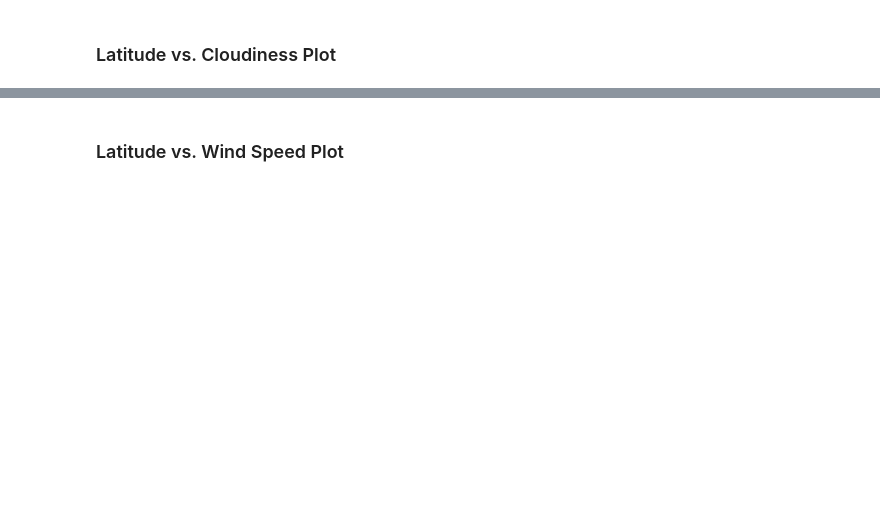
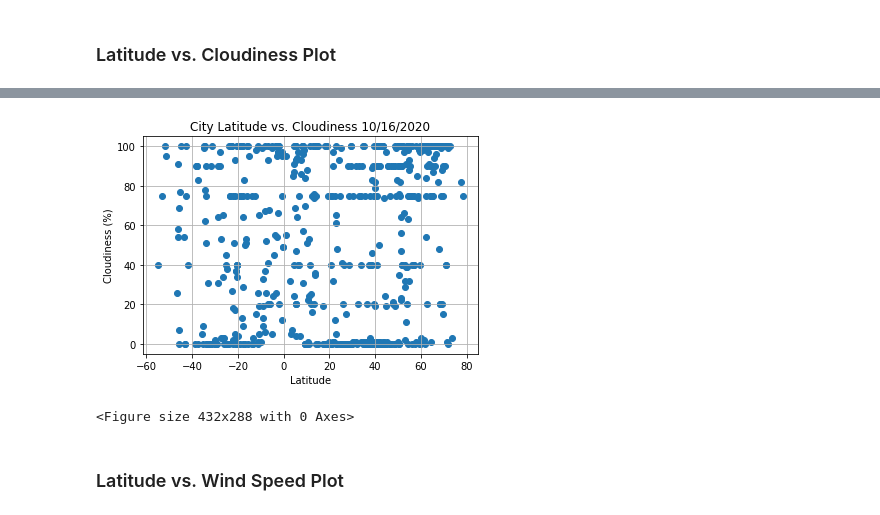
Before and after one commit to Ssimoes48/Python_API, a Jupyter notebook: WeatherPy/WeatherPyStarter.ipynb, the cells around one changed output, grey strips where cells are left out. Cells and saved outputs as stored; diff of their text form; code cells hidden in the pictures; blank space fills up the shorter version.

```diff
--- a/WeatherPy/WeatherPyStarter.ipynb
+++ b/WeatherPy/WeatherPyStarter.ipynb
@@ -190,2 +204,14 @@ weather_data_df
+# %%
+plt.scatter(cities_df["Latitude"],cities_df["Cloudiness"])
+plt.xlabel('Latitude')
+plt.ylabel('Cloudiness (%)')
+plt.title("City Latitude vs. Cloudiness 10/16/2020")
+plt.grid()
+
+plt.show()
+plt.savefig('../output_data/cloudiness.png')
+# %% [output]
+[figure, added]
+<Figure size 432x288 with 0 Axes>
 # %% [markdown]
 ### Latitude vs. Wind Speed Plot
```
Also changed, not shown: parts of 14 cells of this notebook, 7 other files.
